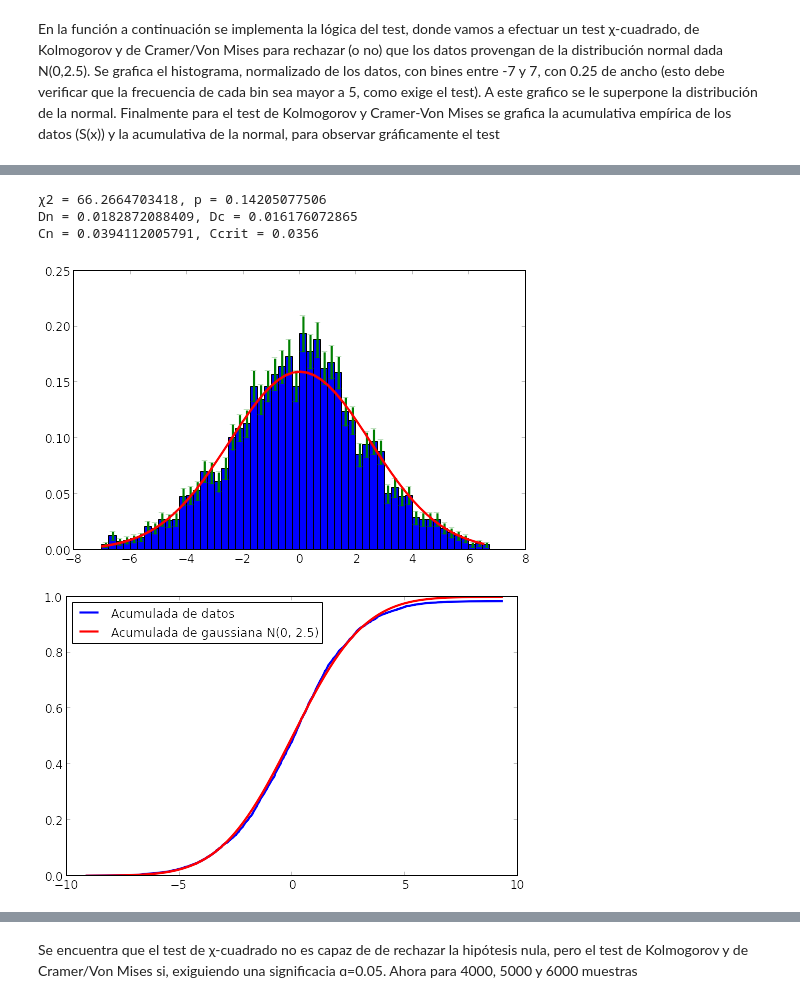
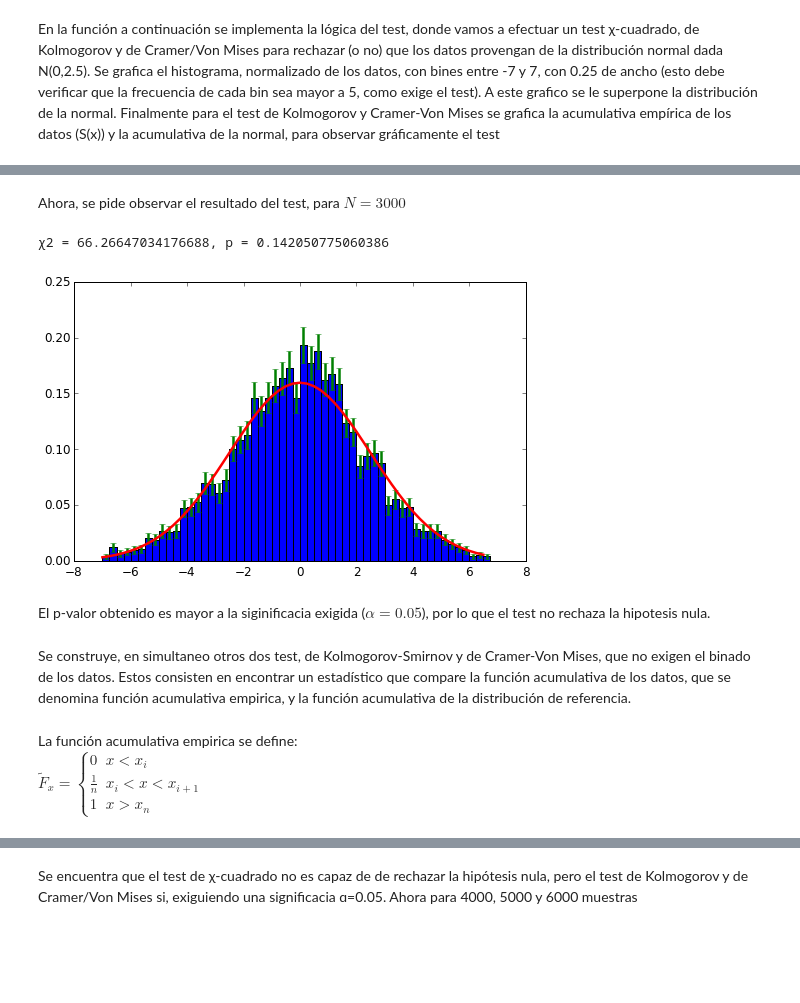
Before and after one commit to sadeus/materiasdf, a Jupyter notebook: incertezas/G9E13.ipynb, the cells around one changed output, grey strips where cells are left out. Saved outputs shown, nothing was run; the diff lists cells and outputs as text; code cells hidden in the pictures; blank space fills up the shorter version.

Commit message:
Now, separated test, added text to explain process.

```diff
--- a/incertezas/G9E13.ipynb
+++ b/incertezas/G9E13.ipynb
@@ -21,8 +23,9 @@ En la función a continuación se implementa la lógica del test, donde vamos a
 # %%
-def G9E13(N = 3000):
+def G9E13_Chi2(N = 3000):
     gauss = stats.norm(0, 2.5)
     data = np.loadtxt("datos-G9E13.dat")
     bins = np.arange(-7,7,0.25)
+    #data.sort()
     data = data[:N]
 
     #plt.axhline(y = 10, c="k",ls="--")
@@ -37,32 +40,6 @@ def G9E13(N = 3000):
         fi = N * (stats.norm(0,2.5).cdf(bins[i + 1]) - stats.norm(0,2.5).cdf(bins[i]))
         chi2 += (ni - fi)**2/ni
 
-
+    #Imprime los datos
     p = 1 - stats.chi2(bins[:-1].shape[0]).cdf(chi2)
     print("χ2 = {}, p = {}".format(chi2, p))
-
-    ##Test de Kolmogorov-Smirnov
-    data = np.sort(data) #Ordeno primero
-    S = [[data[0], 0]] #Primer punto para la S(Xi)
-    for i in range(1, data.shape[0]):
-        #print(i)
-        if data[i] == data[i-1]:
-            S[-1][1] += 1/N  #Si se repite, sumo 1/N más
-        else:
-            S.append([data[i], 1.0/N + S[-1][1]]) #Por cada dato, subo un 1/N
-    S = np.array(S)
-
-    #Grafico la CDF empirica y la de la gaussiana
-    plt.figure(2)
-    plt.plot(S[:,0], S[:,1], 'b-', label = "Acumulada de datos")
-    plt.plot(S[:,0], gauss.cdf(S[:,0]), 'r-', label = "Acumulada de gaussiana N(0, 2.5)");
-    plt.legend(loc = 0)
-
-    #Ahora calculamos
-    D = np.abs(S[:,1] - gauss.cdf(S[:,0])).max()
-    print("Dn = {}, Dc = {}".format(D, 0.886/np.sqrt(N)))
-
-    #Ahora para calcular Cramer Von Misses
-    #integro numéricamente con x ϵ {Xi}
-    Cn = np.trapz((S[:,1] - gauss.cdf(S[:,0]))**2 * gauss.pdf(S[:,0]))
-    print("Cn = {}, Ccrit = {}".format(Cn, 0.0356))
@@ -74,8 +46,14 @@ Por conveniencia, esto ya está incrustado en la lógica del código a ejecutar
+# %% [markdown]
+Ahora, se pide observar el resultado del test, para $N = 3000$
 # %%
-G9E13(N=3000)
+G9E13_Chi2(N=3000)
 # %% [output]
-χ2 = 66.2664703418, p = 0.14205077506
-Dn = 0.0182872088409, Dc = 0.016176072865
-Cn = 0.0394112005791, Ccrit = 0.0356
+χ2 = 66.26647034176688, p = 0.142050775060386
-[figure, old version]
+[figure, new version]
-[figure, removed]
+# %% [markdown]
+El p-valor obtenido es mayor a la siginificacia exigida ($\alpha = 0.05$), por lo que el test no rechaza la hipotesis nula.
+# %% [markdown]
+Se construye, en simultaneo otros dos test, de Kolmogorov-Smirnov y de Cramer-Von Mises, que no exigen el binado de los datos. Estos consisten en encontrar un estadístico que compare la función acumulativa de los datos, que se denomina función acumulativa empirica, y la función acumulativa de la distribución de referencia.
+# %% [markdown]
+La función acumulativa empirica se define:
+$ \tilde{F}_x = \begin{cases} 0 & x < x_i\\ \frac{1}{n}  & x_i < x < x_{i+1} \\ 1 & x > x_n \end{cases} $
```
Also changed, not shown: parts of 22 cells of this notebook.
